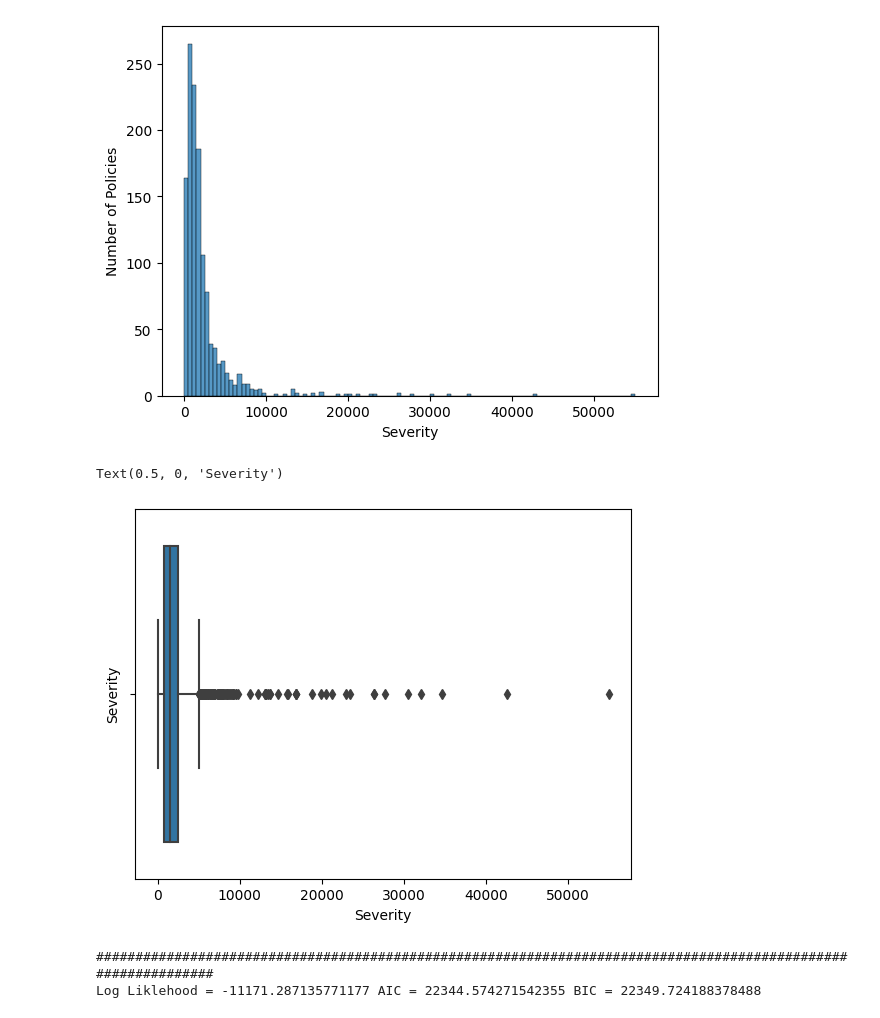
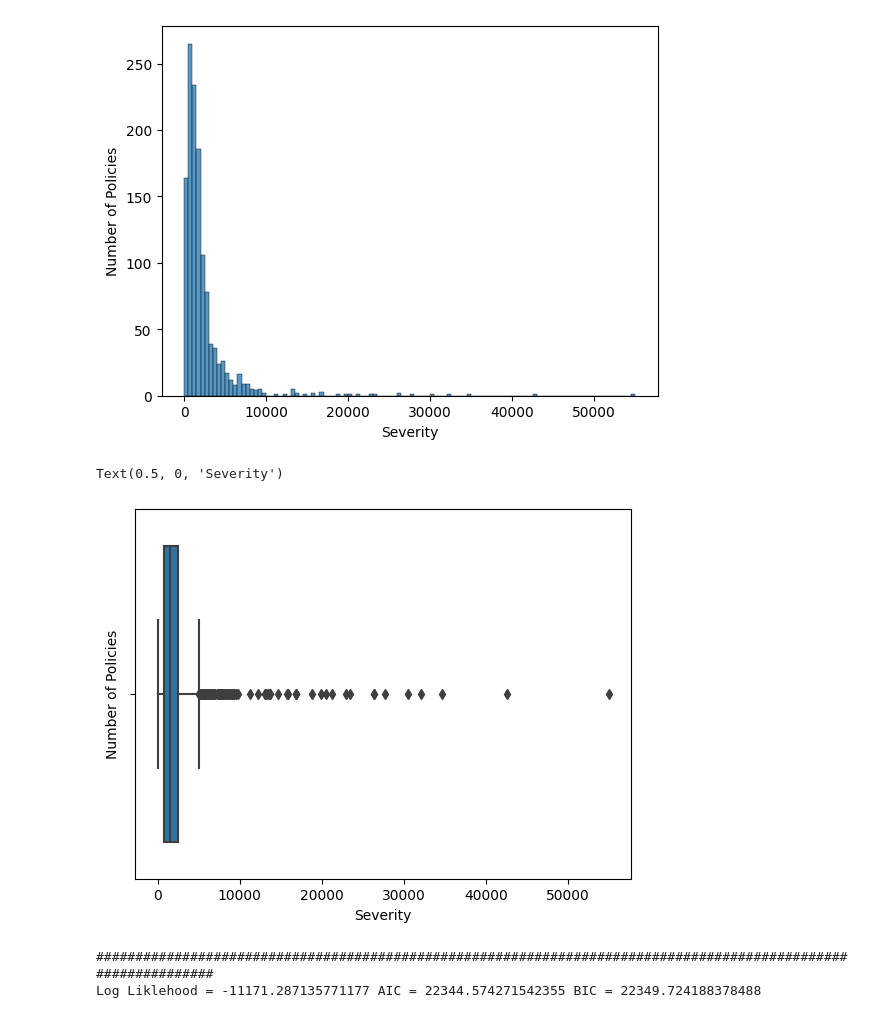
Before and after one commit to vishal-parameswaran/University-of-Chicago, a Jupyter notebook: Linear-Non Linear Models/Assignment 4/Assignment_4.ipynb, the cells around one changed output. Saved outputs shown, nothing was run; the diff lists cells and outputs as text; code cells hidden in the pictures.

```diff
--- a/Linear-Non Linear Models/Assignment 4/Assignment_4.ipynb
+++ b/Linear-Non Linear Models/Assignment 4/Assignment_4.ipynb
@@ -36,7 +36,7 @@ claim_history[["BLUEBOOK", "HOME_VAL", "INCOME"]] = claim_history[["BLUEBOOK", "
 claim_history[target] = np.where(claim_history['CLM_COUNT']>0,(claim_history['CLM_AMT']/claim_history['CLM_COUNT']),np.nan)
 # %%
 train_data = claim_history[claim_history['CLM_COUNT'] != np.nan]
-train_data = train_data[[target] + [exposure] + int_pred]  # Only necessary
+train_data = train_data[[target] + [exposure] + int_pred + ["CLM_COUNT"]]  # Only necessary
 train_data = train_data.dropna().reset_index()  # Remove missing values
 train_data.head()
 # %% [output]
@@ -54,12 +54,12 @@ q1a.set_xlabel("Severity")
 Text(0.5, 0, 'Severity')
 [figure]
 # %%
-q1b = sns.boxplot(data=train_data,x = target, orient="h")
-q1b.set_ylabel("Severity")
+q1b = sns.boxplot(data=train_data,x = target,y='CLM_COUNT', orient="h")
+q1b.set_ylabel("Number of Policies")
 q1b.set_xlabel("Severity")
 # %% [output]
 Text(0.5, 0, 'Severity')
-[figure, old version]
+[figure, new version]
 # %%
 n_sample = train_data.shape[0]
 y_train = train_data[target]
```
Also changed, not shown: parts of 6 cells of this notebook.
